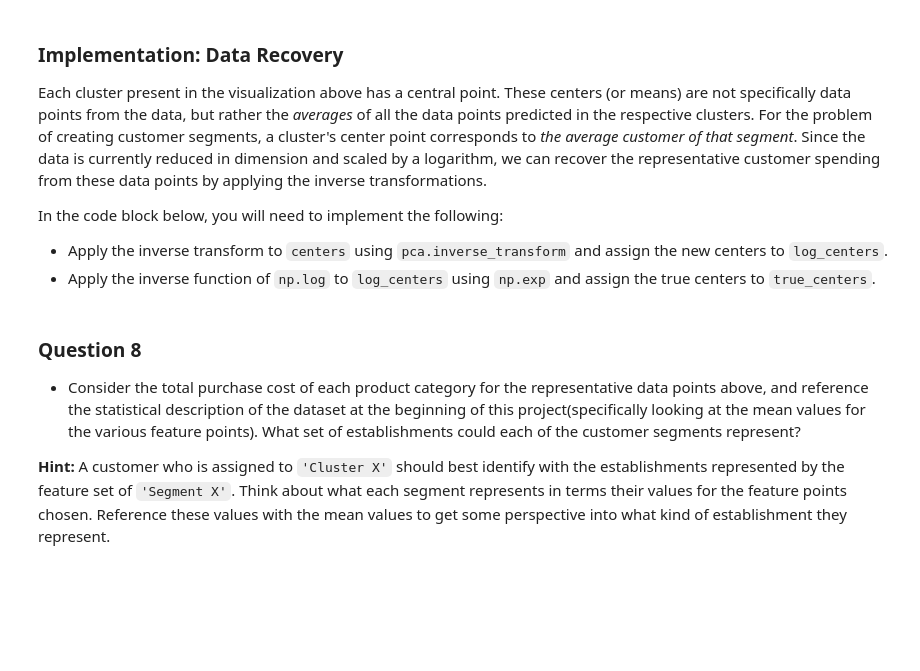
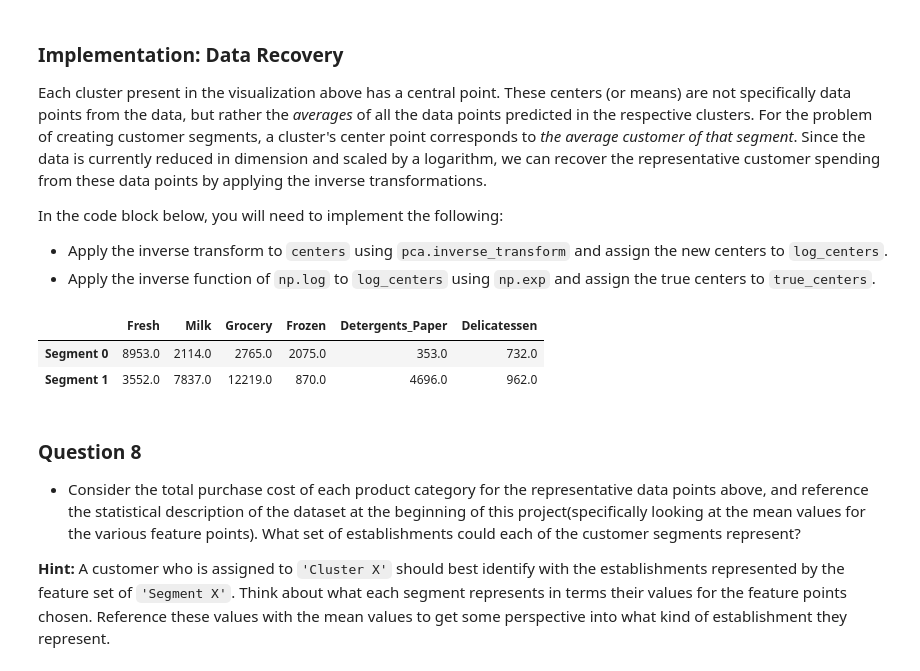
Before and after one commit to SimoneRomero/customer-segments, a Jupyter notebook: customer_segments/customer_segments.ipynb, the cells around one changed output. Saved outputs shown, nothing was run; the diff lists cells and outputs as text; code cells hidden in the pictures; blank space fills up the shorter version.

```diff
--- a/customer_segments/customer_segments.ipynb
+++ b/customer_segments/customer_segments.ipynb
@@ -512,17 +570,21 @@ In the code block below, you will need to implement the following:
  - Apply the inverse transform to `centers` using `pca.inverse_transform` and assign the new centers to `log_centers`.
  - Apply the inverse function of `np.log` to `log_centers` using `np.exp` and assign the true centers to `true_centers`.
 # %%
-# TODO: Inverse transform the centers
-log_centers = None
+# DONE: Inverse transform the centers
+log_centers = pca.inverse_transform(centers)
 
-# TODO: Exponentiate the centers
-true_centers = None
+# DONE: Exponentiate the centers
+true_centers = np.exp(log_centers)
 
 # Display the true centers
 segments = ['Segment {}'.format(i) for i in range(0,len(centers))]
 true_centers = pd.DataFrame(np.round(true_centers), columns = data.keys())
 true_centers.index = segments
 display(true_centers)
+# %% [output]
+|  | Fresh | Milk | Grocery | Frozen | Detergents_Paper | Delicatessen |
+| Segment 0 | 8953.0 | 2114.0 | 2765.0 | 2075.0 | 353.0 | 732.0 |
+| Segment 1 | 3552.0 | 7837.0 | 12219.0 | 870.0 | 4696.0 | 962.0 |
 # %% [markdown]
 ### Question 8
 
```
Also changed, not shown: parts of 20 cells of this notebook.
